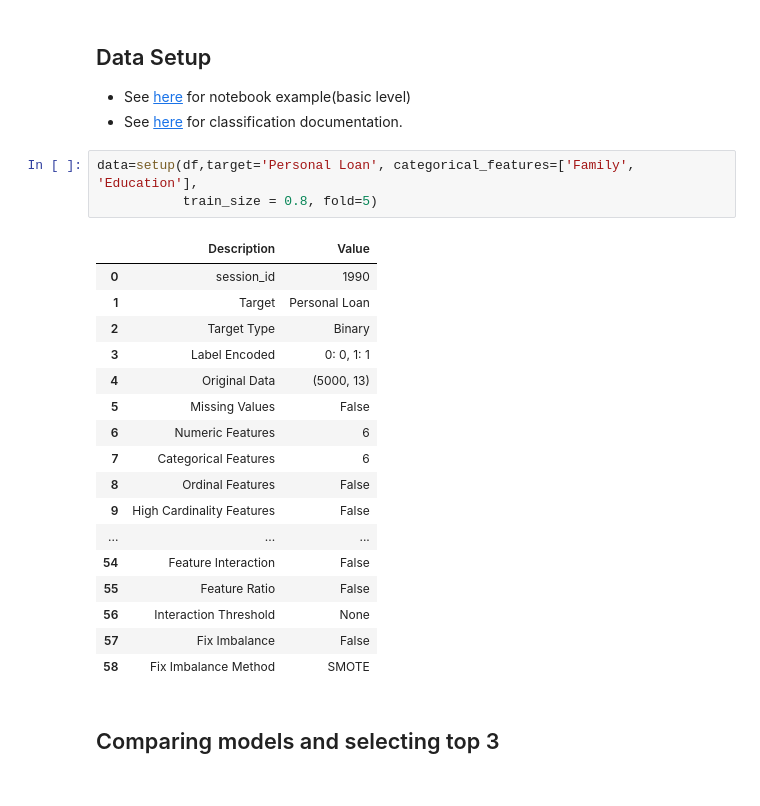
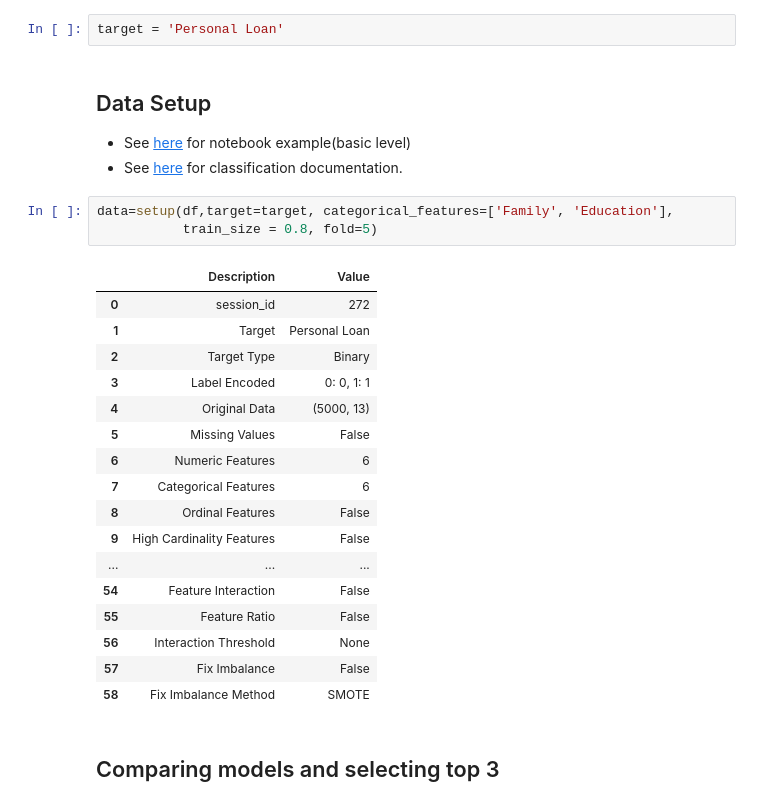
Before and after one commit to shubh1608/Jupyter-Notebook-Template, a Jupyter notebook: modular_lowcode_templates/classification_pycaret.ipynb, the cells around one changed output. Cells and saved outputs as stored; diff of their text form.

```diff
--- a/modular_lowcode_templates/classification_pycaret.ipynb
+++ b/modular_lowcode_templates/classification_pycaret.ipynb
@@ -49,16 +31,18 @@ df.head()
 | 3 | -0.3 | -0.25 | -0.898305 | 0.475714 | -0.5 | -0.277778 | -0.5 | 0.0 | 0 | ... |
 | 4 | -0.5 | -0.55 | 0.610169 | 0.250278 | -0.5 | 0.666667 | 0.0 | 0.0 | 0 | ... |
 | 5 | -0.5 | -0.60 | -0.322034 | -0.781238 | 1.0 | -0.277778 | 0.0 | 0.0 | 0 | ... |
+# %%
+target = 'Personal Loan'
 # %% [markdown]
 ## Data Setup
 * See [here](https://github.com/pycaret/pycaret/blob/master/tutorials/Binary%20Classification%20Tutorial%20Level%20Beginner%20-%20%20CLF101.ipynb) for notebook example(basic level)
 * See [here](https://pycaret.org/classification/) for classification documentation.
 # %%
-data=setup(df,target='Personal Loan', categorical_features=['Family', 'Education'],
+data=setup(df,target=target, categorical_features=['Family', 'Education'],
            train_size = 0.8, fold=5)
 # %% [output]
 |  | Description | Value |
-| 0 | session_id | 1990 |
+| 0 | session_id | 272 |
 | 1 | Target | Personal Loan |
 | 2 | Target Type | Binary |
 | 3 | Label Encoded | 0: 0, 1: 1 |
```
Also changed, not shown: parts of 42 cells of this notebook, 3 other files.
